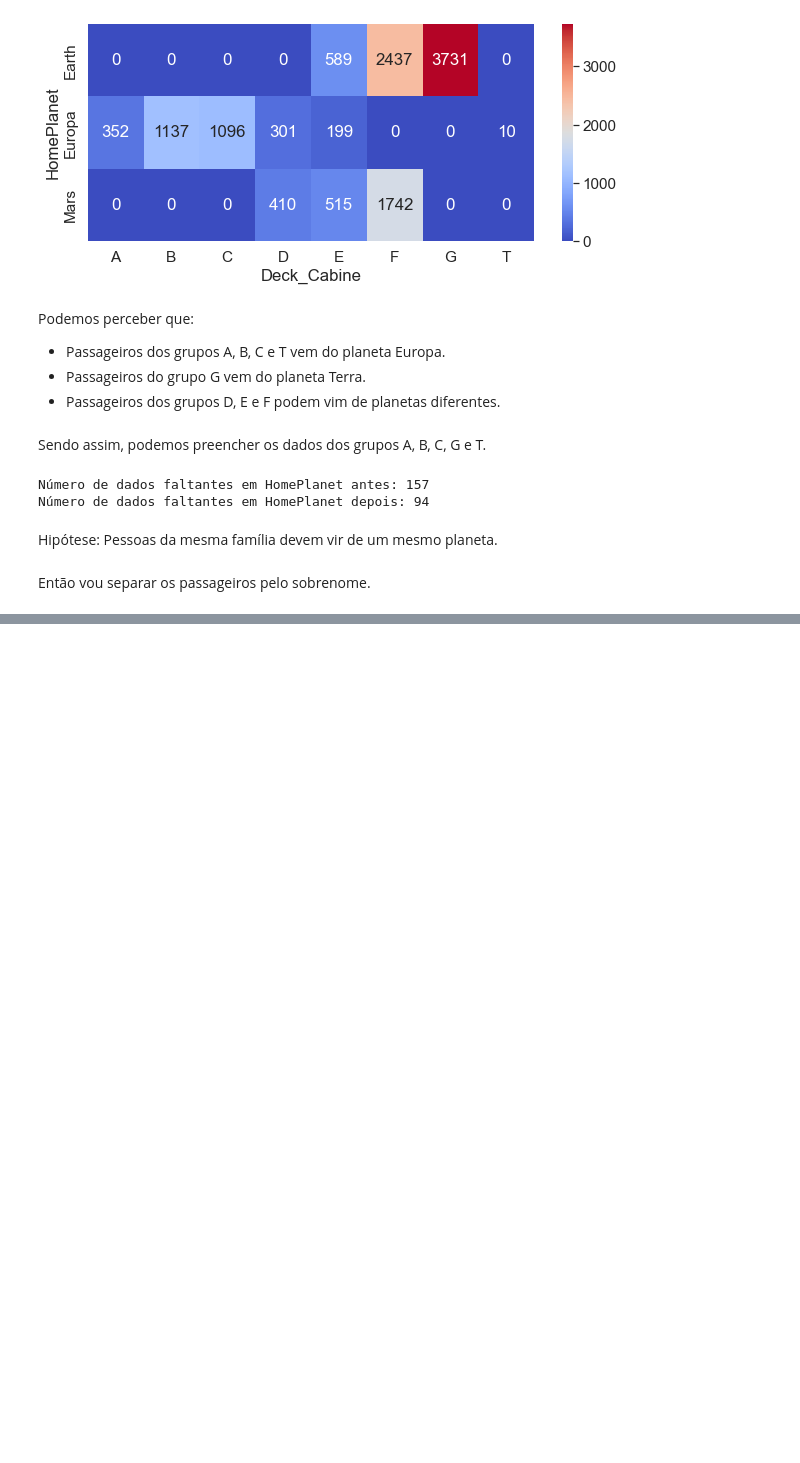
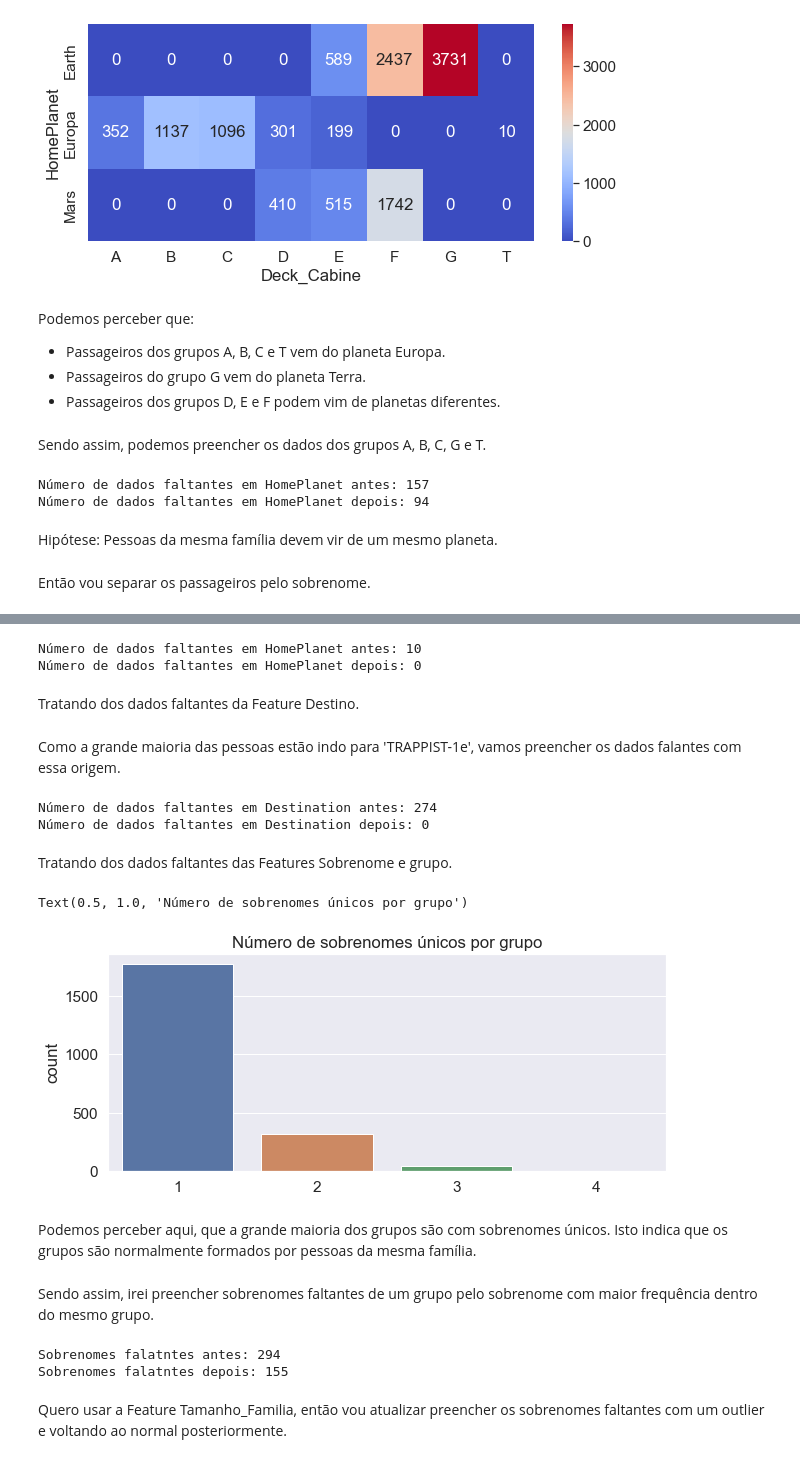
Before and after one commit to renatonogueirajr/spaceship_titanic, a Jupyter notebook: main.ipynb, the cells around one changed output, grey strips where cells are left out. Drawn from its saved outputs; the diff is of its cells as text; code cells hidden in the pictures; blank space fills up the shorter version.

```diff
--- a/main.ipynb
+++ b/main.ipynb
@@ -446,0 +531,63 @@ Então vou separar os passageiros pelo sobrenome.
+# %%
+hp_antes=datafaltantes['HomePlanet'].isna().sum()
+
+
+datafaltantes.loc[(datafaltantes['HomePlanet'].isna()) & ~(datafaltantes['Deck_Cabine']=='D'), 'HomePlanet']='Earth'
+datafaltantes.loc[(datafaltantes['HomePlanet'].isna()) & (datafaltantes['Deck_Cabine']=='D'), 'HomePlanet']='Mars'
+
+print('Número de dados faltantes em HomePlanet antes:',hp_antes)
+print('Número de dados faltantes em HomePlanet depois:',datafaltantes['HomePlanet'].isna().sum())
+# %% [output]
+Número de dados faltantes em HomePlanet antes: 10
+Número de dados faltantes em HomePlanet depois: 0
+# %% [markdown]
+Tratando dos dados faltantes da Feature Destino.
+# %% [markdown]
+Como a grande maioria das pessoas estão indo para 'TRAPPIST-1e', vamos preencher os dados falantes com essa origem.
+# %%
+
+d_antes=datafaltantes['Destination'].isna().sum()
+
+
+datafaltantes.loc[(datafaltantes['Destination'].isna()), 'Destination']='TRAPPIST-1e'
+
+
+print('Número de dados faltantes em Destination antes:',d_antes)
+print('Número de dados faltantes em Destination depois:',datafaltantes['Destination'].isna().sum())
+# %% [output]
+Número de dados faltantes em Destination antes: 274
+Número de dados faltantes em Destination depois: 0
+# %% [markdown]
+Tratando dos dados faltantes das Features Sobrenome e grupo.
+# %%
+# Sobrenomes por grupo (sbgp)
+sbgp =datafaltantes[datafaltantes['Tamanho_Grupo']>1].groupby(['Grupo','Sobrenome'])['Sobrenome'].size().unstack().fillna(0)
+
+
+plt.figure(figsize=(10,4))
+sns.countplot((sbgp>0).sum(axis=1))
+plt.title('Número de sobrenomes únicos por grupo')
+# %% [output]
+Text(0.5, 1.0, 'Número de sobrenomes únicos por grupo')
+[figure, added]
+# %% [markdown]
+Podemos perceber aqui, que a grande maioria dos grupos são com sobrenomes únicos. Isto indica que os grupos são normalmente formados por pessoas da mesma família.
+# %% [markdown]
+Sendo assim, irei preencher sobrenomes faltantes de um grupo pelo sobrenome com maior frequência dentro do mesmo grupo.
+# %%
+sb_antes=datafaltantes['Sobrenome'].isna().sum()
+
+
+sb_index=datafaltantes[datafaltantes['Sobrenome'].isna()][(datafaltantes[datafaltantes['Sobrenome'].isna()]['Grupo']).isin(sbgp.index)].index
+
+# Fill corresponding missing values
+datafaltantes.loc[sb_index,'Sobrenome']=datafaltantes.iloc[sb_index,:]['Grupo'].map(lambda x: sbgp.idxmax(axis=1)[x])
+
+# Print number of missing values left
+print('Sobrenomes falatntes antes:',sb_antes)
+print('Sobrenomes falatntes depois:',datafaltantes['Sobrenome'].isna().sum())
+# %% [output]
+Sobrenomes falatntes antes: 294
+Sobrenomes falatntes depois: 155
+# %% [markdown]
+Quero usar a Feature Tamanho_Familia, então vou atualizar preencher os sobrenomes faltantes com um outlier e voltando ao normal posteriormente.
```
Also changed, not shown: parts of 40 cells of this notebook.
